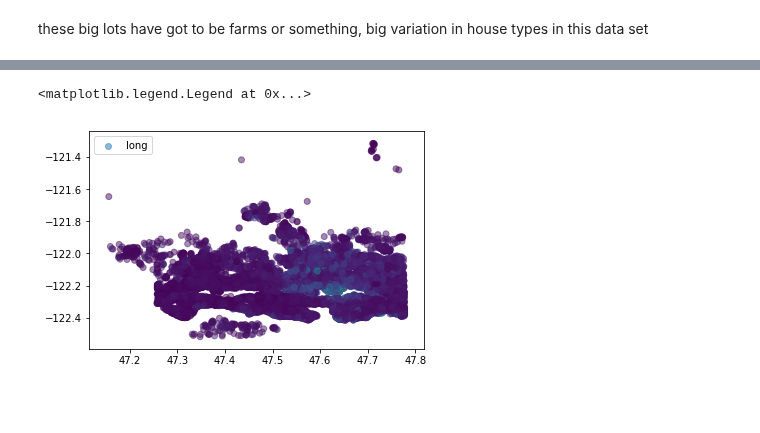
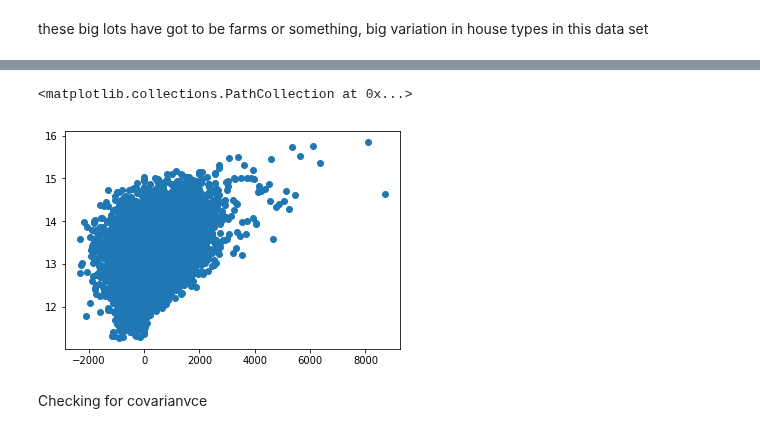
Before and after one commit to ktzioumis/Kings-County-Housing-Prices, a Jupyter notebook: student.ipynb, the cells around one changed output, grey strips where cells are left out. Cells and saved outputs as stored; diff of their text form; code cells hidden in the pictures; blank space fills up the shorter version.

```diff
--- a/student.ipynb
+++ b/student.ipynb
@@ -550,0 +583,2 @@ these big lots have got to be farms or something, big variation in house types i
+# %%
+df.zipcode=df.zipcode.astype(str)
@@ -550,0 +612,4 @@ these big lots have got to be farms or something, big variation in house types i
+# %%
+price_log=np.log(df.price)
+plt.hist(price_log)
+plt.show()
@@ -550,0 +620,2 @@ these big lots have got to be farms or something, big variation in house types i
+# %%
+df.price=price_log
@@ -550,0 +664,3 @@ these big lots have got to be farms or something, big variation in house types i
+# %%
+df['jones']=np.array(df.sqft_living)-np.array(df.sqft_living15)
+df.jones.describe()
@@ -551,5 +682,7 @@ these big lots have got to be farms or something, big variation in house types i
 # %%
-plt.scatter(df.lat,df.long, alpha=0.5,c=(df.price/100000))
+plt.scatter(df.jones,df.price)
 # %% [output]
-<matplotlib.legend.Legend at 0x...>
+<matplotlib.collections.PathCollection at 0x...>
-[figure, old version]
+[figure, new version]
+# %% [markdown]
+Checking for covarianvce
```
Also changed, not shown: parts of 53 cells of this notebook.
